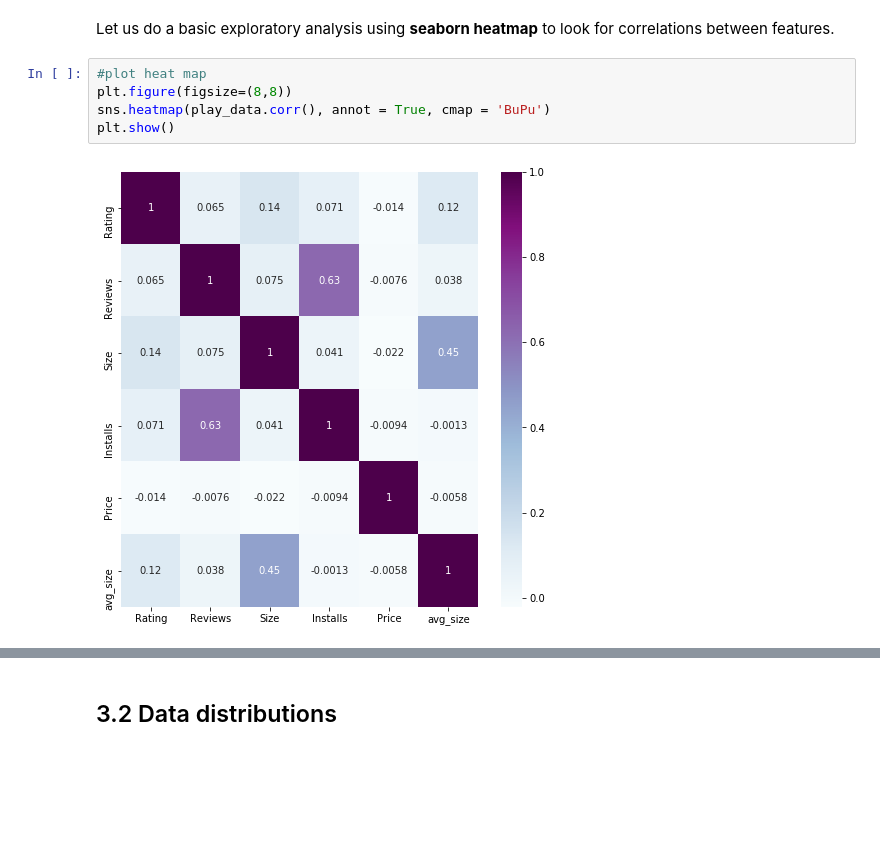
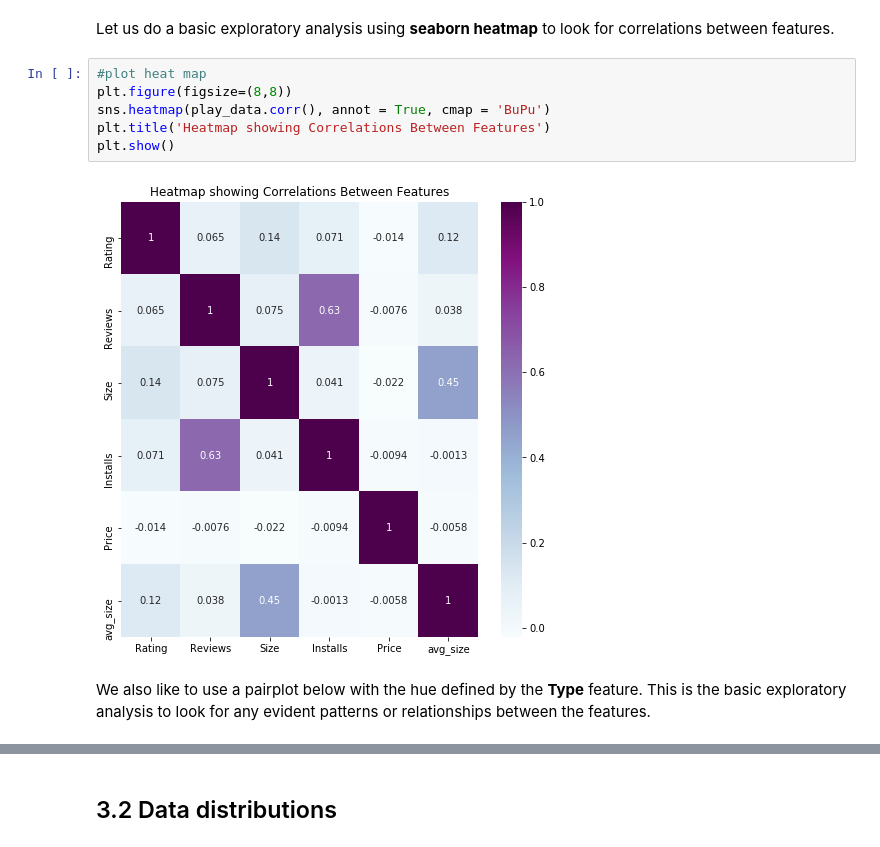
Before and after one commit to jxpan7/jxpan7.github.io, a Jupyter notebook: Pan_Justin_Final.ipynb, the cells around one changed output, grey strips where cells are left out. Saved outputs shown, nothing was run; the diff lists cells and outputs as text; blank space fills up the shorter version.

```diff
--- a/Pan_Justin_Final.ipynb
+++ b/Pan_Justin_Final.ipynb
@@ -384,7 +398,11 @@ Let us do a basic exploratory analysis using **seaborn heatmap** to look for cor
 # %%
 #plot heat map
 plt.figure(figsize=(8,8))
 sns.heatmap(play_data.corr(), annot = True, cmap = 'BuPu')
+plt.title('Heatmap showing Correlations Between Features')
 plt.show()
 # %% [output]
-[figure, old version]
+[figure, new version]
+# %% [markdown]
+We also like to use a pairplot below with the hue defined by the **Type** feature.
+This is the basic exploratory analysis to look for any evident patterns or relationships between the features.
```
Also changed, not shown: parts of 78 cells of this notebook.
